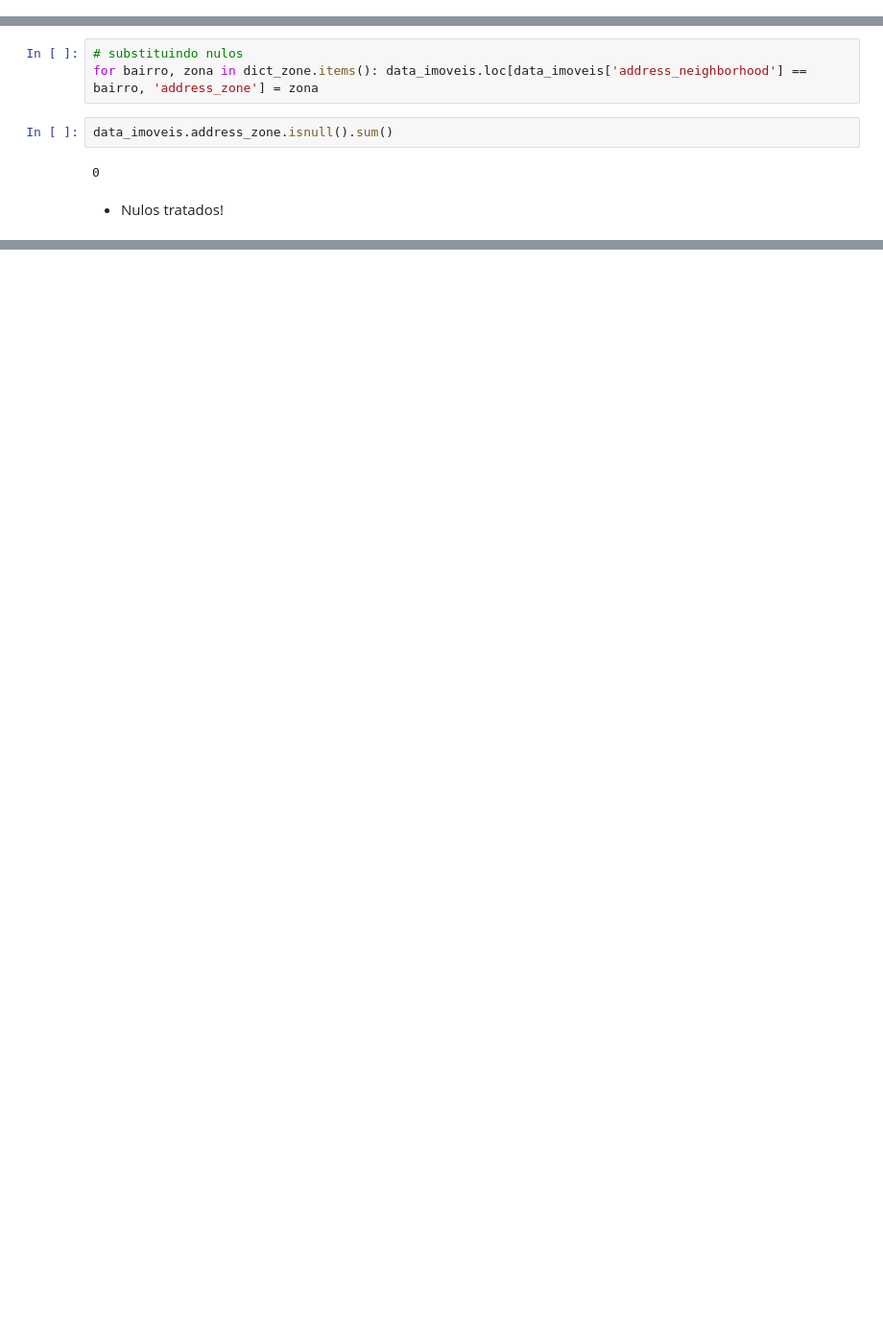
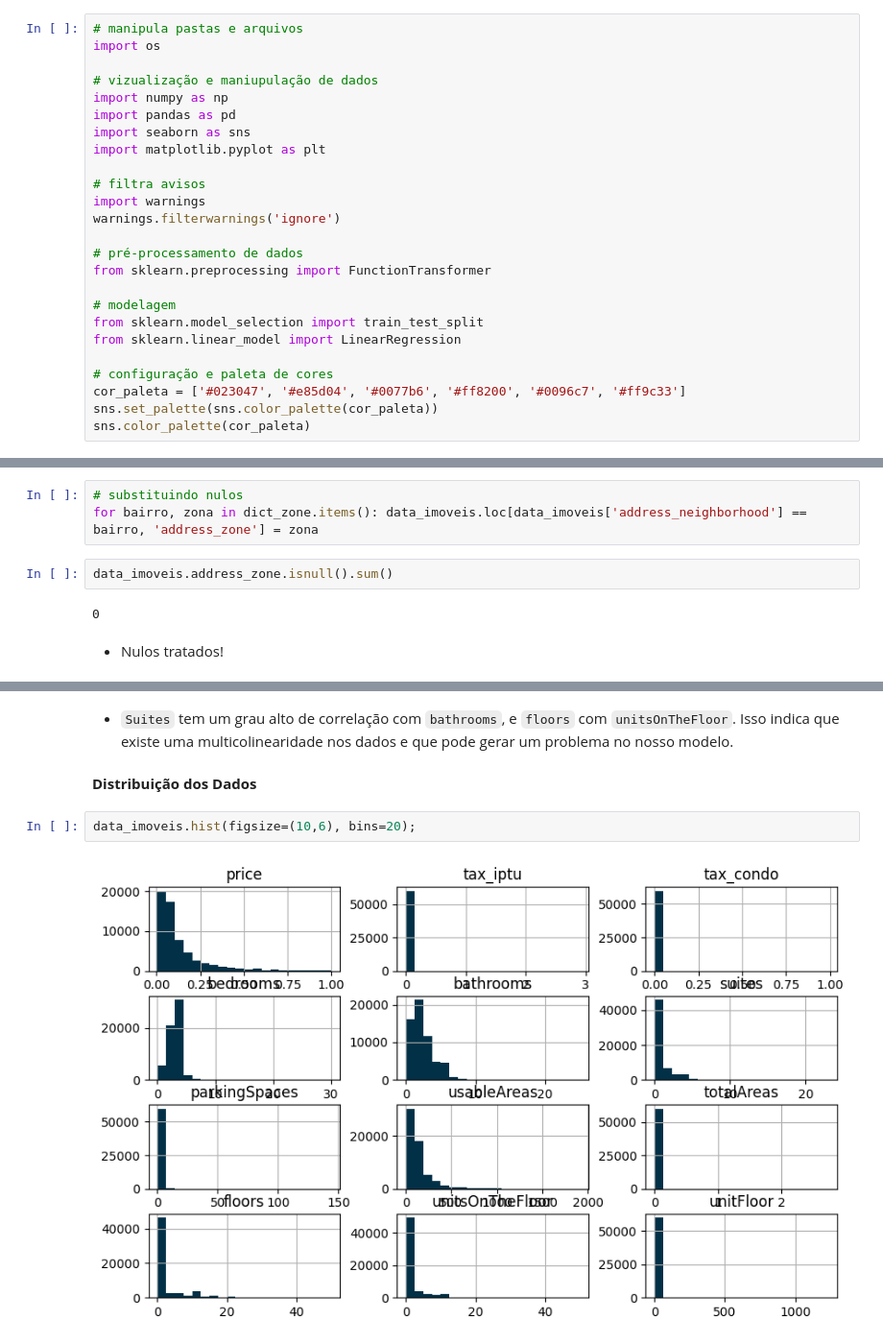
Before and after one commit to DieGod-DS/Previsao_Preco_Imovel, a Jupyter notebook: code/EDA.ipynb, the cells around one changed output, grey strips where cells are left out. Shown at 96% size. Cells and saved outputs as stored; diff of their text form; blank space fills up the shorter version.

```diff
--- a/code/EDA.ipynb
+++ b/code/EDA.ipynb
@@ -13,0 +32,25 @@ warnings.filterwarnings('ignore')
+# %%
+# manipula pastas e arquivos
+import os
+
+# vizualização e maniupulação de dados
+import numpy as np
+import pandas as pd
+import seaborn as sns
+import matplotlib.pyplot as plt
+
+# filtra avisos
+import warnings
+warnings.filterwarnings('ignore')
+
+# pré-processamento de dados
+from sklearn.preprocessing import FunctionTransformer
+
+# modelagem
+from sklearn.model_selection import train_test_split
+from sklearn.linear_model import LinearRegression
+
+# configuração e paleta de cores
+cor_paleta = ['#023047', '#e85d04', '#0077b6', '#ff8200', '#0096c7', '#ff9c33']
+sns.set_palette(sns.color_palette(cor_paleta))
+sns.color_palette(cor_paleta)
@@ -235,0 +368,8 @@ data_imoveis.prices_tax_condo.isnull().sum()
+# %% [markdown]
+- `Suites` tem um grau alto de correlação com `bathrooms`, e `floors` com `unitsOnTheFloor`. Isso indica que existe uma multicolinearidade nos dados e que pode gerar um problema no nosso modelo.
+# %% [markdown]
+**Distribuição dos Dados**
+# %%
+data_imoveis.hist(figsize=(10,6), bins=20);
+# %% [output]
+[figure, added]
```
Also changed, not shown: parts of 48 cells of this notebook.
